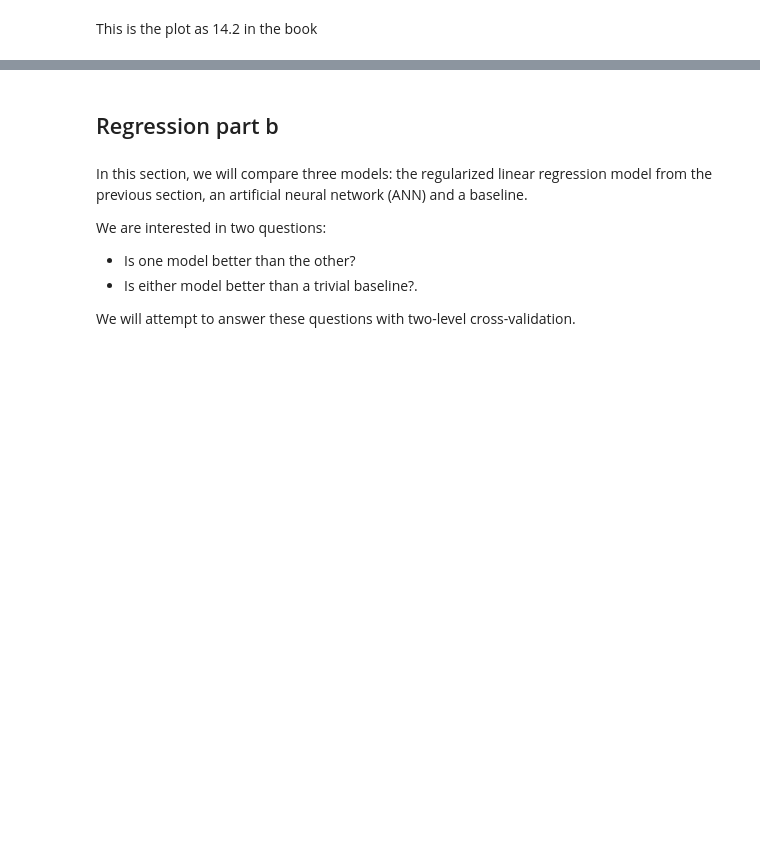
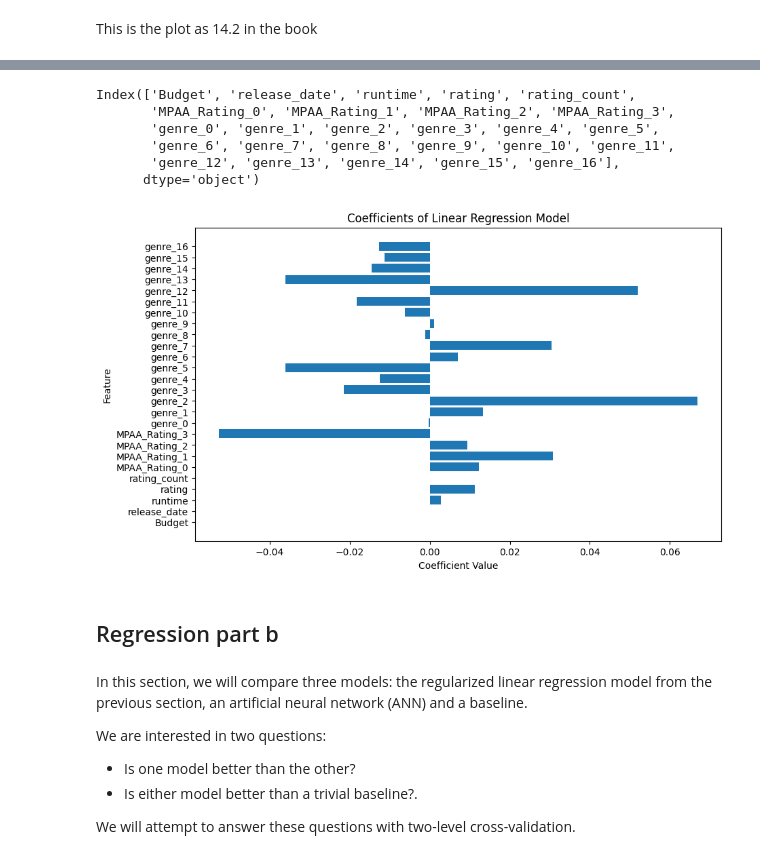
Before and after one commit to magolimbo/Machine-Learning-report1, a Jupyter notebook: Regression GROSS.ipynb, the cells around one changed output, grey strips where cells are left out. Cells and saved outputs as stored; diff of their text form; code cells hidden in the pictures; blank space fills up the shorter version.

```diff
--- a/Regression GROSS.ipynb
+++ b/Regression GROSS.ipynb
@@ -238,0 +494,10 @@ plt.show()
+# %%
+# Assuming 'df' is your DataFrame
+# Select the columns to one-hot encode
+columns_to_encode = ["MPAA_Rating", "genre"]
+
+# Apply one-hot encoding using get_dummies
+df_encoded = pd.get_dummies(data, columns=columns_to_encode, prefix=columns_to_encode)
+
+# Display the updated DataFrame with one-hot encoded columns
+print(df_encoded.head())
@@ -238,0 +522,12 @@ plt.show()
+# %%
+X_scaled = df_encoded.drop(columns="Gross")
+# X_std = pd.DataFrame(X_scaled.fit_transform(), columns=X_scaled.columns)
+
+y_scaled = data_scaled["Gross"]
+
+# X_std.head(5)
+scaler = StandardScaler()
+# Fit the scaler to your feature matrix and transform it
+
+X_std = pd.DataFrame(scaler.fit_transform(X_std), columns=X_std.columns)
+X_std
@@ -239,3 +655,29 @@ plt.show()
+# %%
+# Create and train a Ridge regression model
+model = Ridge(alpha=best_lambda)  # Use the best_alpha value you've determined
+model.fit(X_scaled, y_scaled)  # X is your feature matrix, y is your target variable
+
+# Access the coefficients
+coefficients = model.coef_  # Coefficients (weights)
+intercept = model.intercept_  # Intercept (bias term)
+# %%
+feature_names = X_scaled.columns
+print(feature_names)
+# Creare un grafico a barre per visualizzare i coefficienti
+plt.figure(figsize=(10, 6))
+plt.barh(feature_names, coefficients)
+plt.xlabel("Coefficient Value")
+plt.ylabel("Feature")
+plt.title("Coefficients of Linear Regression Model")
+plt.show()
+# %% [output]
+Index(['Budget', 'release_date', 'runtime', 'rating', 'rating_count',
+       'MPAA_Rating_0', 'MPAA_Rating_1', 'MPAA_Rating_2', 'MPAA_Rating_3',
+       'genre_0', 'genre_1', 'genre_2', 'genre_3', 'genre_4', 'genre_5',
+       'genre_6', 'genre_7', 'genre_8', 'genre_9', 'genre_10', 'genre_11',
+       'genre_12', 'genre_13', 'genre_14', 'genre_15', 'genre_16'],
+      dtype='object')
+[figure, added]
 # %% [markdown]
 ## Regression part b
 # %% [markdown]
```
Also changed, not shown: parts of 43 cells of this notebook, 1 other file.
